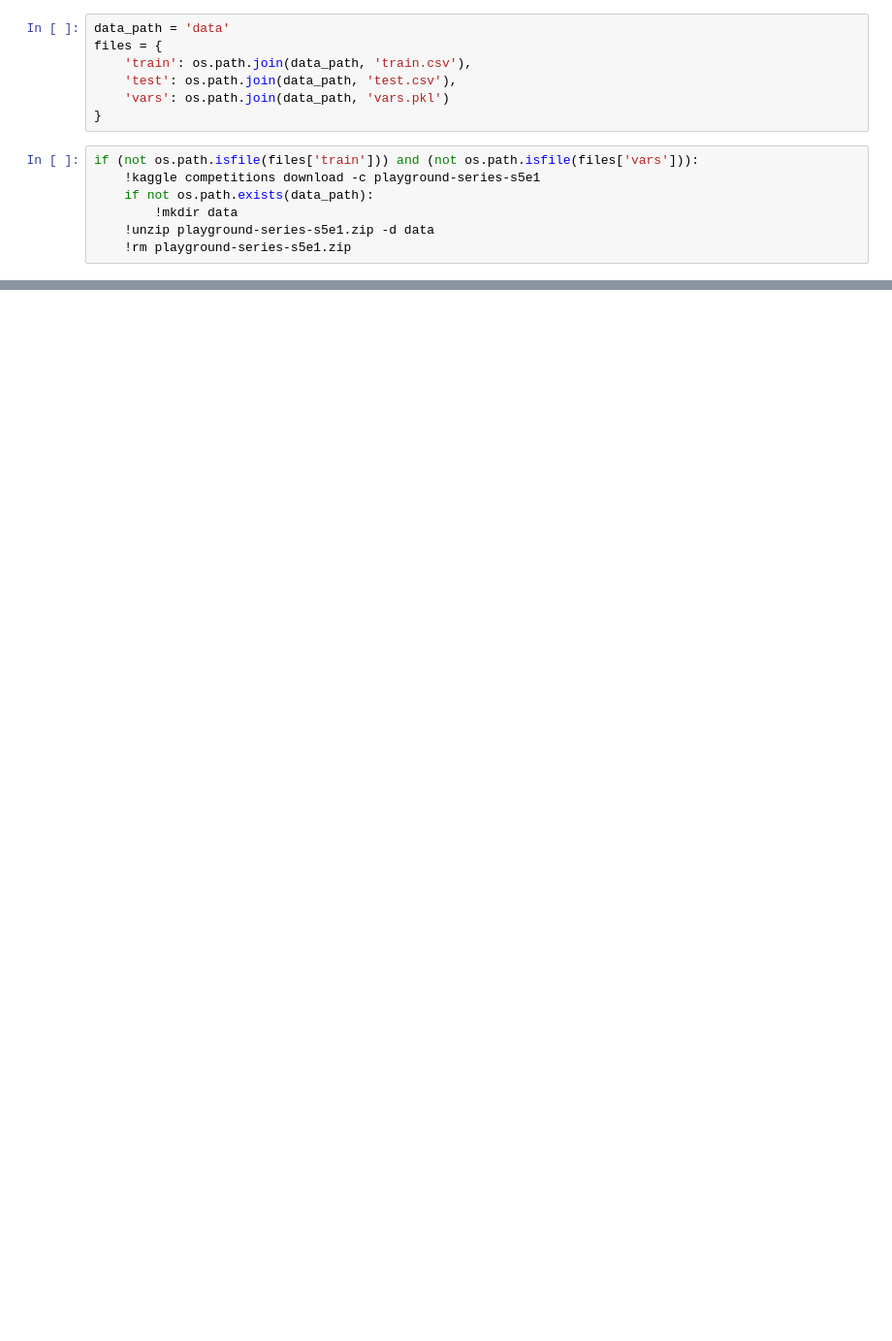
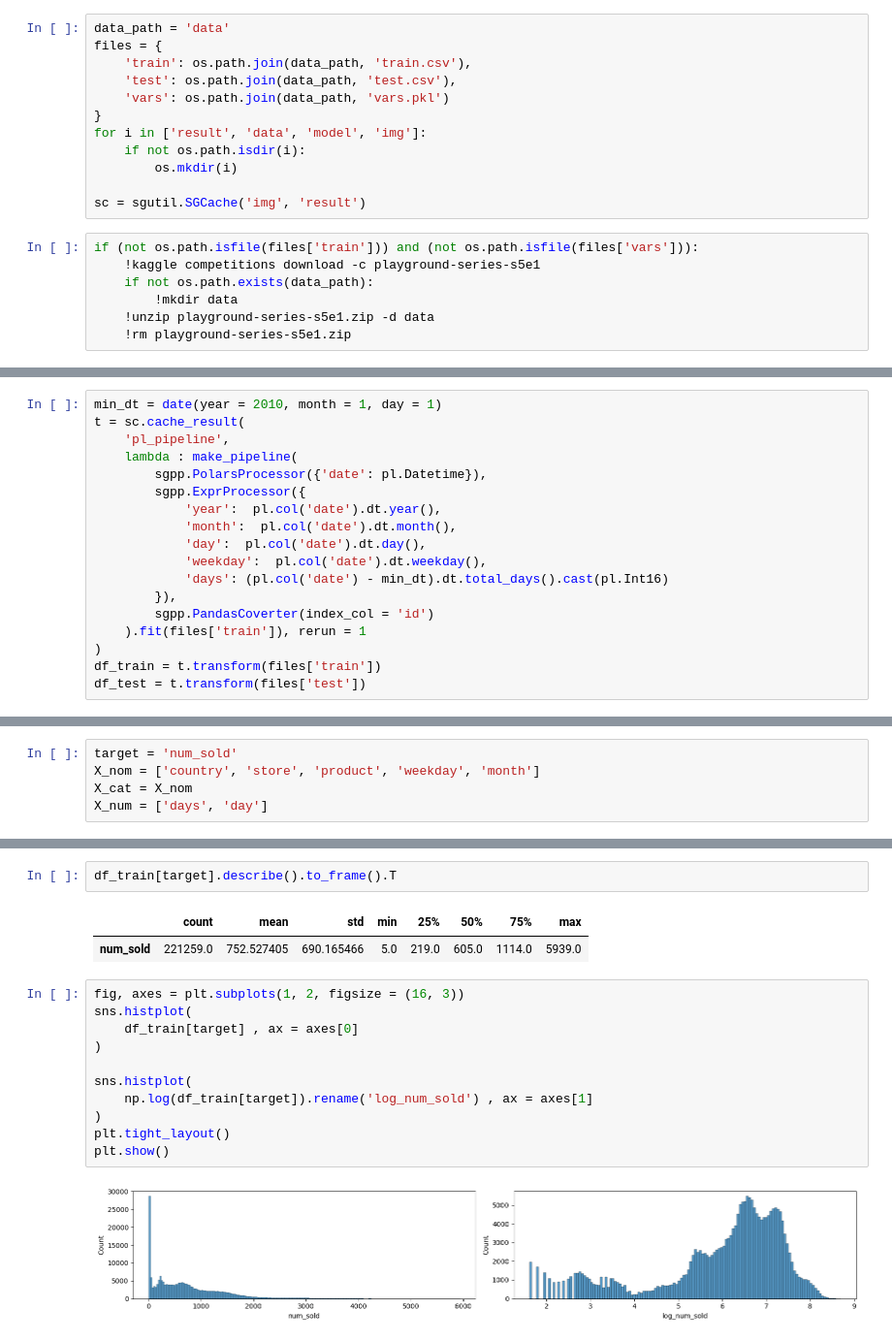
Before and after one commit to sunkusun9/sunkusun9, a Jupyter notebook: kaggle/PGS5_ep1/1. wrangling.ipynb, the cells around one changed output, grey strips where cells are left out. Shown at 97% size. Drawn from its saved outputs; the diff is of its cells as text; blank space fills up the shorter version.

```diff
--- a/kaggle/PGS5_ep1/1. wrangling.ipynb
+++ b/kaggle/PGS5_ep1/1. wrangling.ipynb
@@ -12,6 +39,11 @@ files = {
     'test': os.path.join(data_path, 'test.csv'),
     'vars': os.path.join(data_path, 'vars.pkl')
 }
+for i in ['result', 'data', 'model', 'img']:
+    if not os.path.isdir(i):
+        os.mkdir(i)
+
+sc = sgutil.SGCache('img', 'result')
 # %%
 if (not os.path.isfile(files['train'])) and (not os.path.isfile(files['vars'])):
     !kaggle competitions download -c playground-series-s5e1
@@ -93,0 +54,18 @@ shape: (230_130, 6)
+# %%
+min_dt = date(year = 2010, month = 1, day = 1)
+t = sc.cache_result(
+    'pl_pipeline',
+    lambda : make_pipeline(
+        sgpp.PolarsProcessor({'date': pl.Datetime}),
+        sgpp.ExprProcessor({
+            'year':  pl.col('date').dt.year(),
+            'month':  pl.col('date').dt.month(),
+            'day':  pl.col('date').dt.day(),
+            'weekday':  pl.col('date').dt.weekday(),
+            'days': (pl.col('date') - min_dt).dt.total_days().cast(pl.Int16)
+        }),
+        sgpp.PandasCoverter(index_col = 'id')
+    ).fit(files['train']), rerun = 1
+)
+df_train = t.transform(files['train'])
+df_test = t.transform(files['test'])
@@ -93,0 +84,5 @@ shape: (230_130, 6)
+# %%
+target = 'num_sold'
+X_nom = ['country', 'store', 'product', 'weekday', 'month']
+X_cat = X_nom
+X_num = ['days', 'day']
@@ -93,0 +100,18 @@ shape: (230_130, 6)
+# %%
+df_train[target].describe().to_frame().T
+# %% [output]
+|  | count | mean | std | min | 25% | 50% | 75% | max |
+| num_sold | 221259.0 | 752.527405 | 690.165466 | 5.0 | 219.0 | 605.0 | 1114.0 | 5939.0 |
+# %%
+fig, axes = plt.subplots(1, 2, figsize = (16, 3))
+sns.histplot(
+    df_train[target] , ax = axes[0]
+)
+
+sns.histplot(
+    np.log(df_train[target]).rename('log_num_sold') , ax = axes[1]
+)
+plt.tight_layout()
+plt.show()
+# %% [output]
+[figure, added]
```
Also changed, not shown: parts of 51 cells of this notebook, 5 other files.
